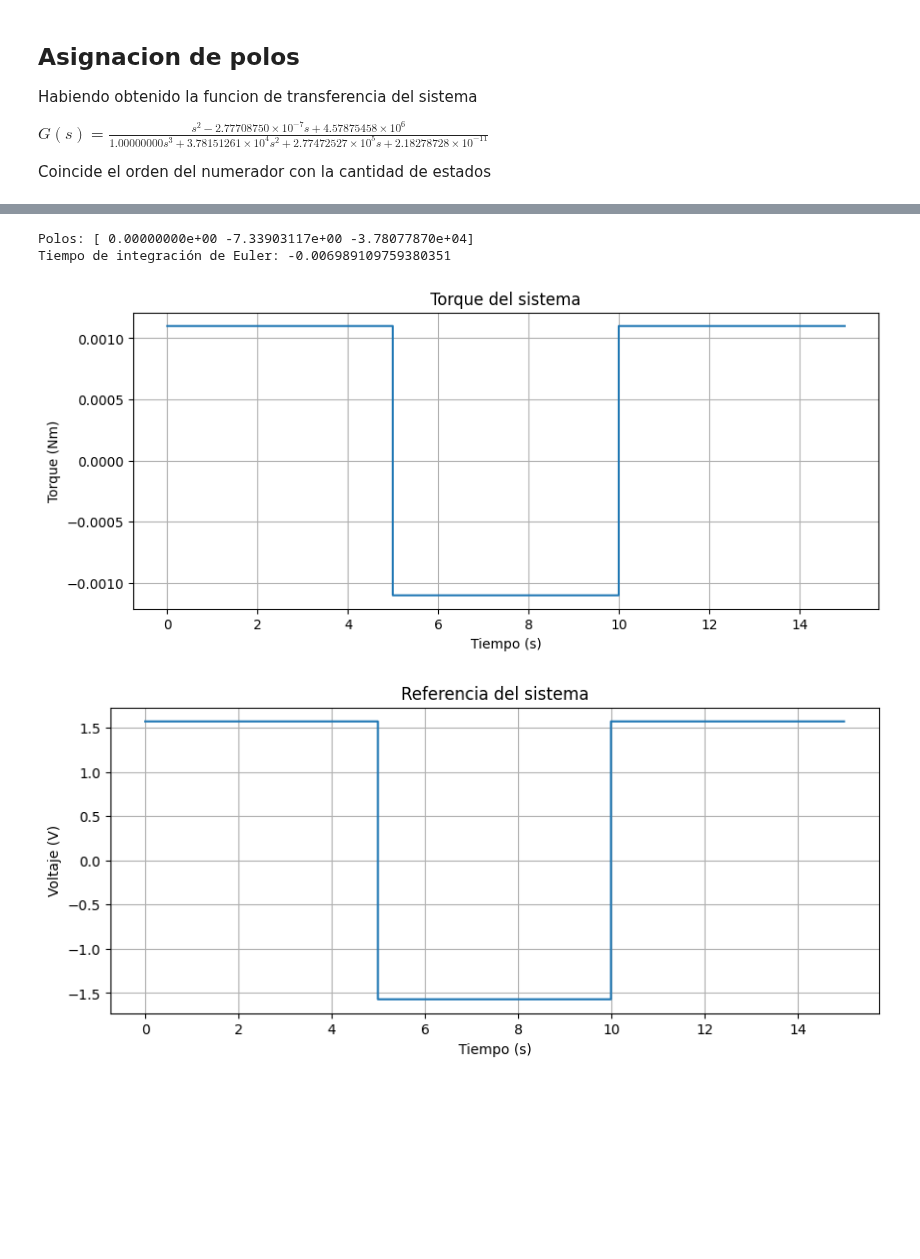
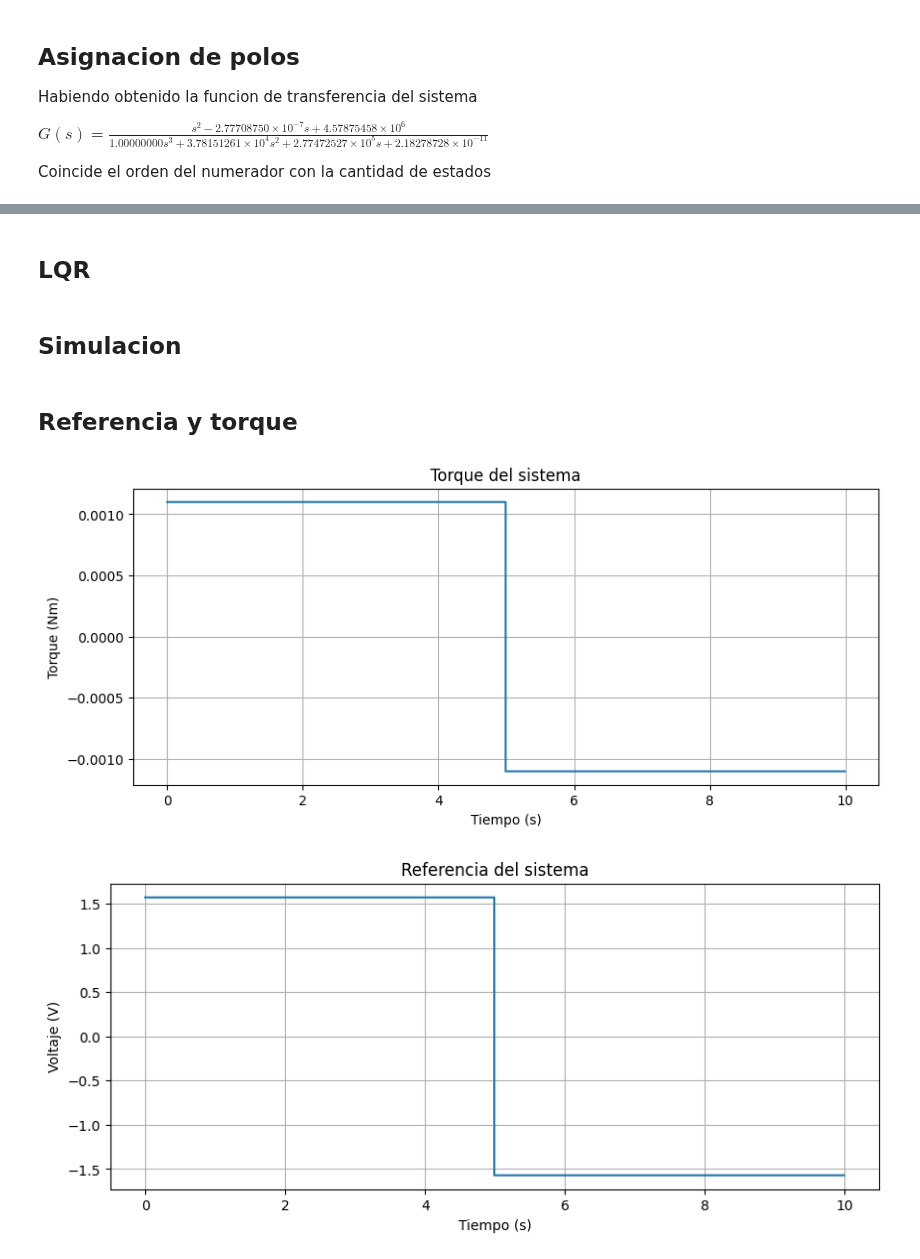
Before and after one commit to mateooD/SCII_TPs, a Jupyter notebook: Actividad_2/1_motor.ipynb, the cells around one changed output, grey strips where cells are left out. Saved outputs shown, nothing was run; the diff lists cells and outputs as text; code cells hidden in the pictures; blank space fills up the shorter version.

Commit message:
controlador listo, falta corregir simulación

```diff
--- a/Actividad_2/1_motor.ipynb
+++ b/Actividad_2/1_motor.ipynb
@@ -211,18 +227,2 @@ Dc = D
-# %%
-# Definir el tiempo de simulación y tiempo de integración
-#Tiempo de integracion de euler -> obtener polos lazo abierto
-
-poles= np.linalg.eigvals(A)
-print('Polos:', poles)
-
-#El polo mayor es 0 pero no es parte de la dinamica de el sistema(indica no estabilidad)
-dominant_complex_pole = poles[1]  # Se elige uno de los polos complejos conjugados
-
-#Tiempo intrgracion de euler
-tR = np.log(0.95) / np.abs(dominant_complex_pole.real)
-print('Tiempo de integración de Euler:', tR)
-
-#Tiempo de simulacion
-# %% [output]
-Polos: [ 0.00000000e+00 -7.33903117e+00 -3.78077870e+04]
-Tiempo de integración de Euler: -0.006989109759380351
+# %% [markdown]
+## LQR
@@ -229,36 +271,40 @@ Tiempo de integración de Euler: -0.006989109759380351
+# %% [markdown]
+## Simulacion
+# %% [markdown]
+## Referencia y torque
 # %%
 # Definir el tiempo de integración y simulación
 h = 0.01  # Intervalo de tiempo de integración
-simTime = 15
+simTime = 10
   # Tiempo total de simulación
 t = np.arange(0, simTime, h)
 
 # Frequency of the signal
 frequency = 0.1  # Frequency of the signal in Hz (every 10 seconds)
 
 # Generate square signal with sign change every 5 seconds
 reference = np.pi/2 * signal.square(2 * np.pi * frequency * t, duty=0.5)
 
 # Definir el torque de entrada
 torque_reference = 1.1e-3 * signal.square(2 * np.pi * frequency * t, duty=0.5)
 
 #visualizacion torque
 plt.figure(figsize=(10, 4))
 plt.plot(t, torque_reference, drawstyle='steps-pre')
 plt.title('Torque del sistema')
 plt.xlabel('Tiempo (s)')
 plt.ylabel('Torque (Nm)')
 plt.grid(True)
 plt.show()
 
 # Visualize the input signal
 plt.figure(figsize=(10, 4))
 plt.plot(t, reference, drawstyle='steps-pre')
 plt.title('Referencia del sistema')
 plt.xlabel('Tiempo (s)')
 plt.ylabel('Voltaje (V)')
 plt.grid(True)
 plt.show()
 # %% [output]
-[figure, old version]
+[figure, new version]
-[figure, old version]
+[figure, new version]
```
Also changed, not shown: parts of 11 cells of this notebook.
